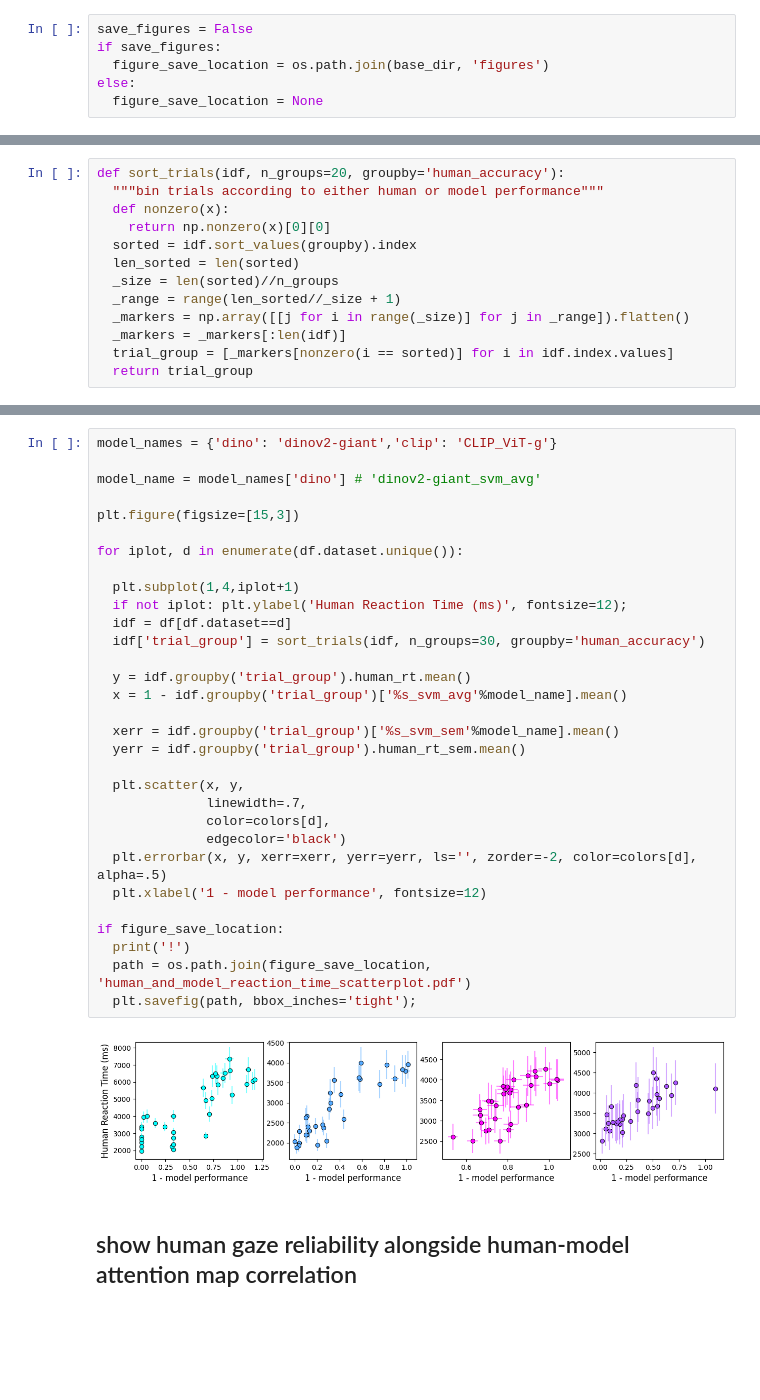
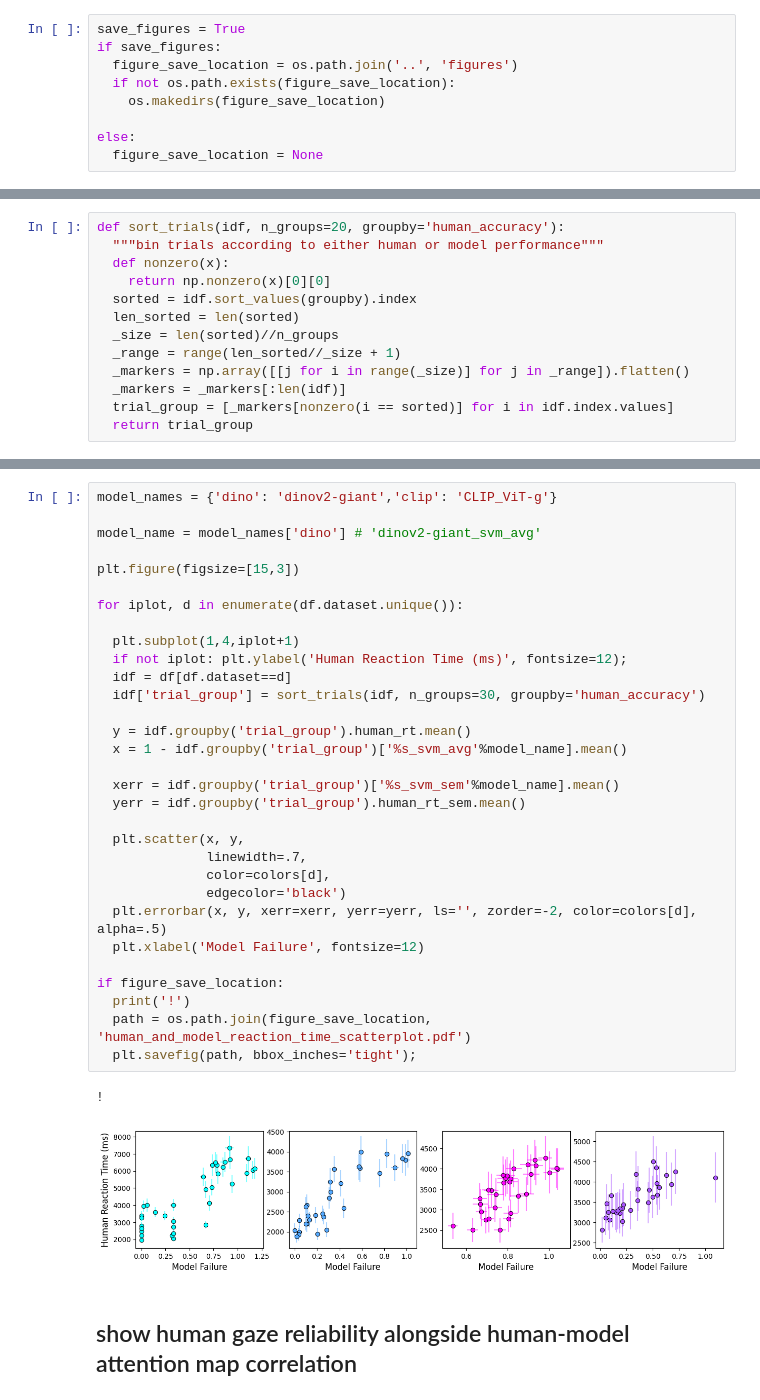
Before and after one commit to tzler/mochi_code, a Jupyter notebook: scripts/results.ipynb, the cells around one changed output, grey strips where cells are left out. Drawn from its saved outputs; the diff is of its cells as text; blank space fills up the shorter version.

```diff
--- a/scripts/results.ipynb
+++ b/scripts/results.ipynb
@@ -46,9 +46,12 @@ def extract_list(l):
 # %%
 data_dir = os.path.join('..', 'assets')
 # %%
-save_figures = False
+save_figures = True
 if save_figures:
-  figure_save_location = os.path.join(base_dir, 'figures')
+  figure_save_location = os.path.join('..', 'figures')
+  if not os.path.exists(figure_save_location):
+    os.makedirs(figure_save_location)
+
 else:
   figure_save_location = None
 # %% [markdown]
@@ -510,35 +494,36 @@ Index(['Unnamed: 0.1', 'Unnamed: 0', 'dataset', 'trial', 'human_accuracy',
 model_names = {'dino': 'dinov2-giant','clip': 'CLIP_ViT-g'}
 
 model_name = model_names['dino'] # 'dinov2-giant_svm_avg'
 
 plt.figure(figsize=[15,3])
 
 for iplot, d in enumerate(df.dataset.unique()):
 
   plt.subplot(1,4,iplot+1)
   if not iplot: plt.ylabel('Human Reaction Time (ms)', fontsize=12);
   idf = df[df.dataset==d]
   idf['trial_group'] = sort_trials(idf, n_groups=30, groupby='human_accuracy')
 
   y = idf.groupby('trial_group').human_rt.mean()
   x = 1 - idf.groupby('trial_group')['%s_svm_avg'%model_name].mean()
 
   xerr = idf.groupby('trial_group')['%s_svm_sem'%model_name].mean()
   yerr = idf.groupby('trial_group').human_rt_sem.mean()
 
   plt.scatter(x, y,
               linewidth=.7,
               color=colors[d],
               edgecolor='black')
   plt.errorbar(x, y, xerr=xerr, yerr=yerr, ls='', zorder=-2, color=colors[d], alpha=.5)
-  plt.xlabel('1 - model performance', fontsize=12)
+  plt.xlabel('Model Failure', fontsize=12)
 
 if figure_save_location:
   print('!')
   path = os.path.join(figure_save_location, 'human_and_model_reaction_time_scatterplot.pdf')
   plt.savefig(path, bbox_inches='tight');
 # %% [output]
+!
-[figure, old version]
+[figure, new version]
 # %% [markdown]
 ## show human gaze reliability alongside human-model attention map correlation
 # %%
```
Also changed, not shown: parts of 3 cells of this notebook, 2 other files.
